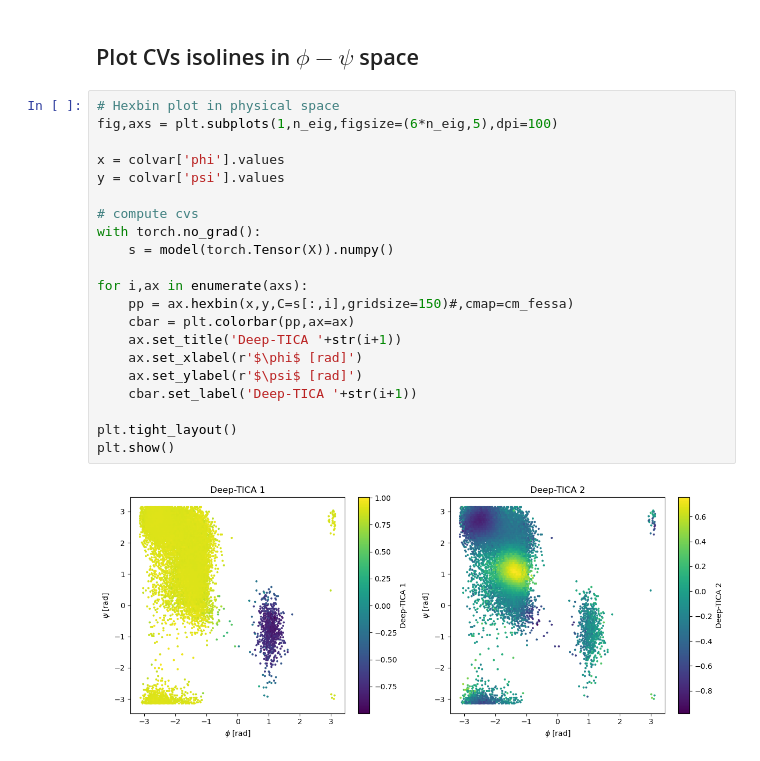
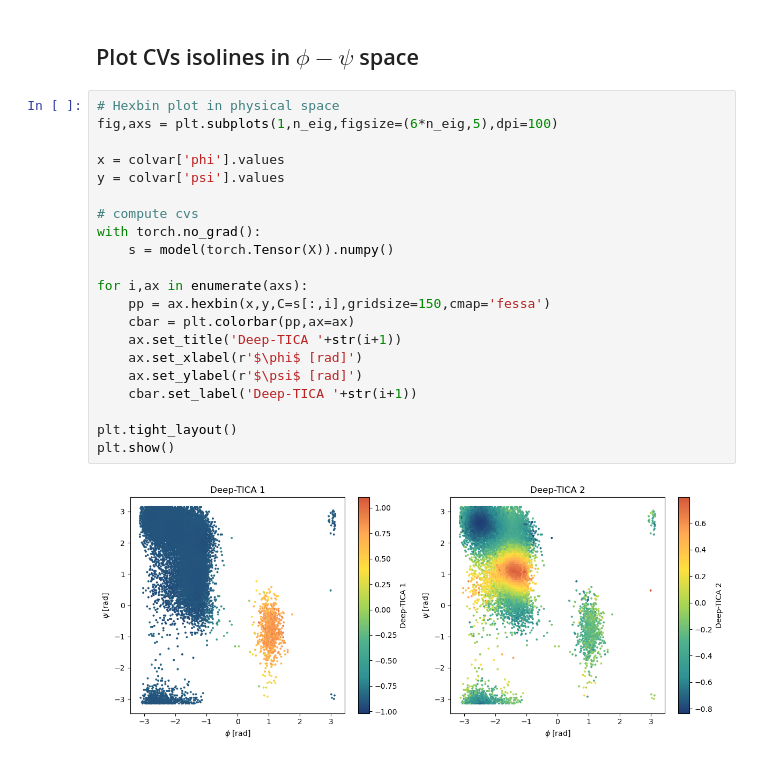
Before and after one commit to luigibonati/mlcolvar, a Jupyter notebook: docs/notebooks/ala2_deeptica_multithermal.ipynb, the cells around one changed output. Cells and saved outputs as stored; diff of their text form.

```diff
--- a/docs/notebooks/ala2_deeptica_multithermal.ipynb
+++ b/docs/notebooks/ala2_deeptica_multithermal.ipynb
@@ -283,23 +283,23 @@ plt.show()
 # %%
 # Hexbin plot in physical space
 fig,axs = plt.subplots(1,n_eig,figsize=(6*n_eig,5),dpi=100)
 
 x = colvar['phi'].values
 y = colvar['psi'].values
 
 # compute cvs
 with torch.no_grad():
     s = model(torch.Tensor(X)).numpy()
 
 for i,ax in enumerate(axs):
-    pp = ax.hexbin(x,y,C=s[:,i],gridsize=150)#,cmap=cm_fessa)
+    pp = ax.hexbin(x,y,C=s[:,i],gridsize=150,cmap='fessa')
     cbar = plt.colorbar(pp,ax=ax)
     ax.set_title('Deep-TICA '+str(i+1))
     ax.set_xlabel(r'$\phi$ [rad]')
     ax.set_ylabel(r'$\psi$ [rad]')
     cbar.set_label('Deep-TICA '+str(i+1))
 
 plt.tight_layout()
 plt.show()
 # %% [output]
-[figure, old version]
+[figure, new version]
```
Also changed, not shown: parts of 5 cells of this notebook, 9 other files.
